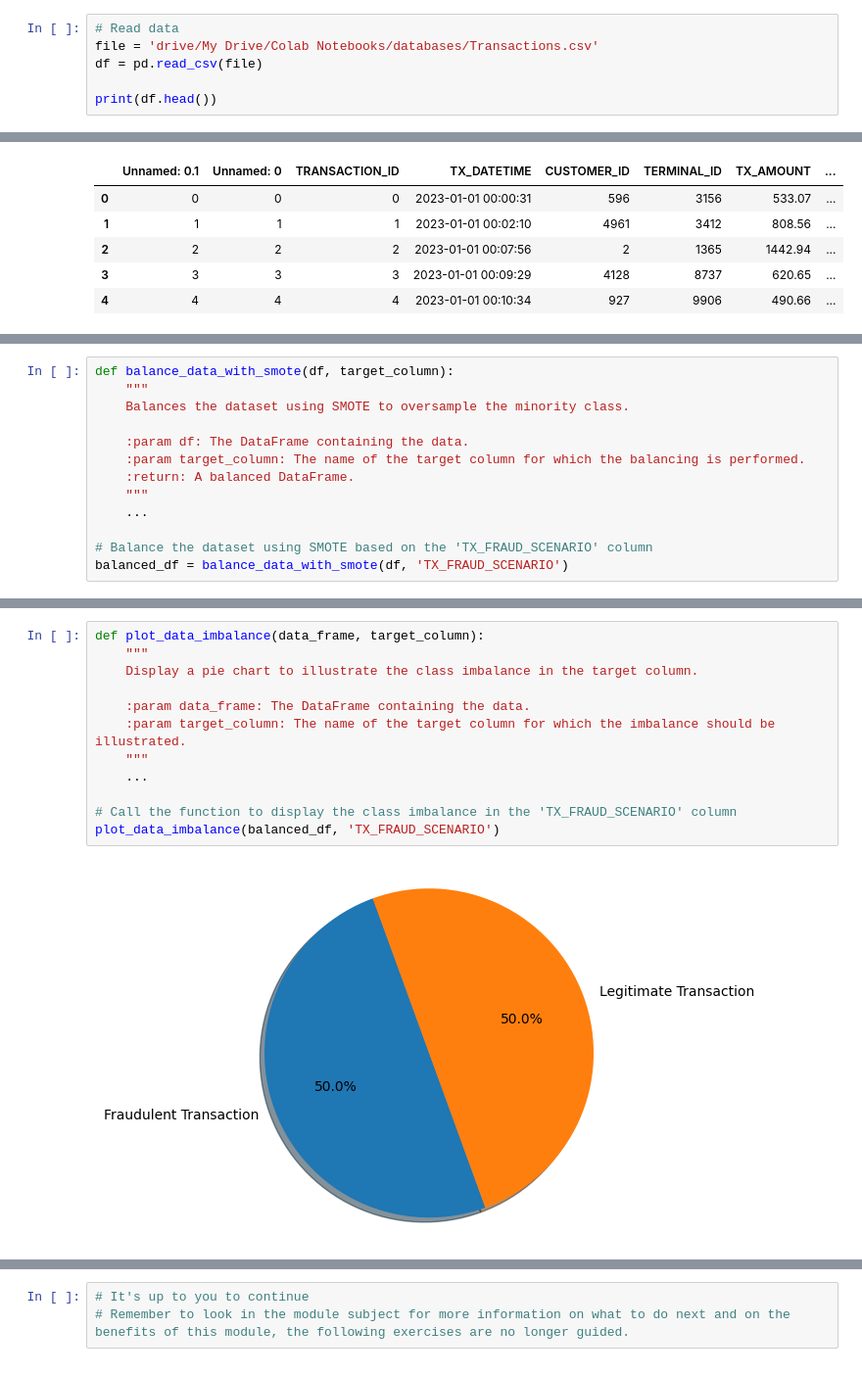
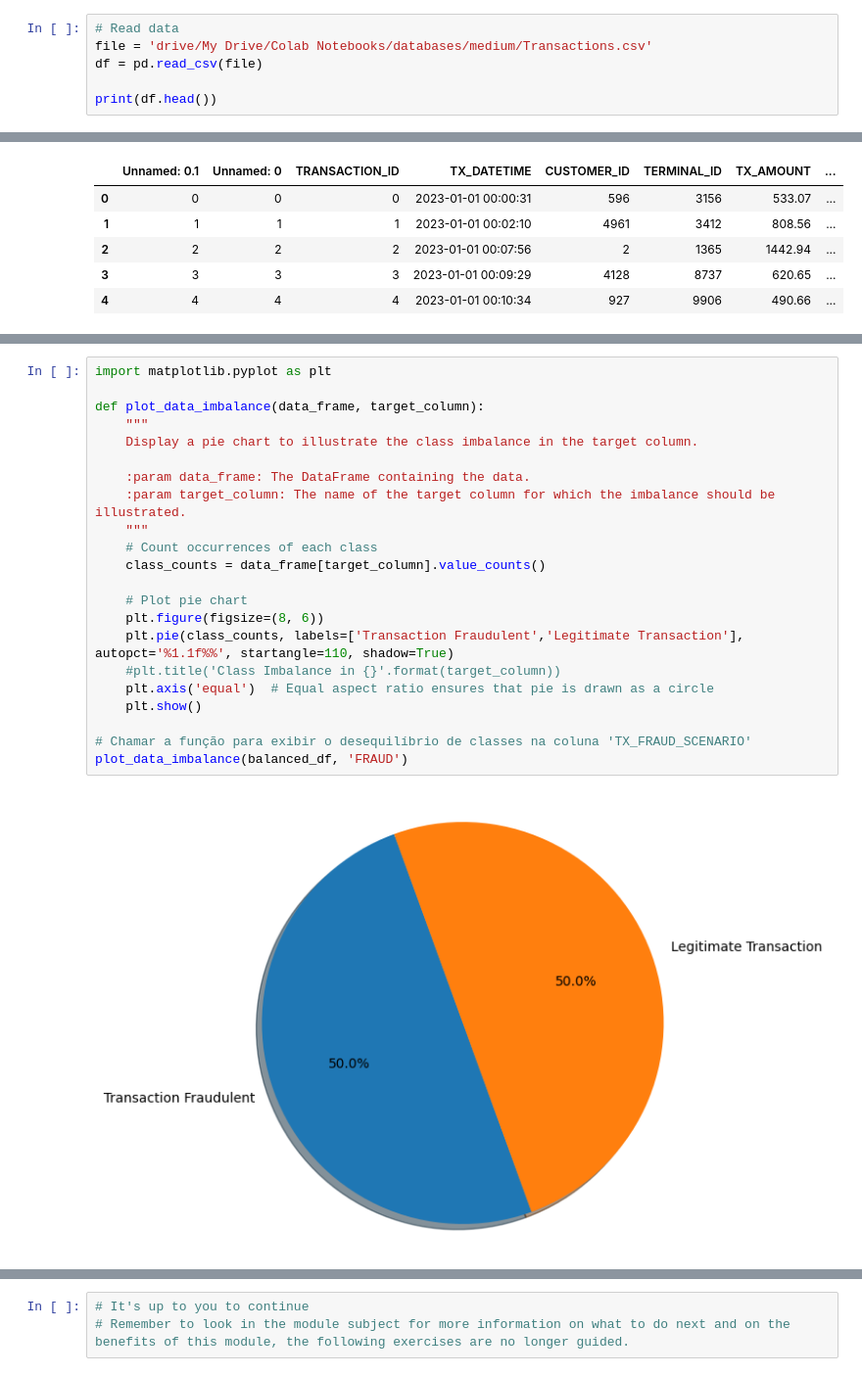
Before and after one commit to gasparcl/imersao-42, a Jupyter notebook: module1 - Intermediate/Medium02.ipynb, the cells around one changed output, grey strips where cells are left out. Shown: that part at 98% size. Saved outputs shown, nothing was run; the diff lists cells and outputs as text.

Commit message:
feat: medium02 updated

```diff
--- a/module1 - Intermediate/Medium02.ipynb
+++ b/module1 - Intermediate/Medium02.ipynb
@@ -11,7 +11,7 @@ import numpy as np
 import matplotlib.pyplot as plt
 # %%
 # Read data
-file = 'drive/My Drive/Colab Notebooks/databases/Transactions.csv'
+file = 'drive/My Drive/Colab Notebooks/databases/medium/Transactions.csv'
 df = pd.read_csv(file)
 
 print(df.head())
@@ -228,16 +220,3 @@ def visualize_monthly_transactions(df):
 visualize_monthly_transactions(df_new_2)
 # %% [output]
 [interactive output not drawn]
-# %%
-def balance_data_with_smote(df, target_column):
-    """
-    Balances the dataset using SMOTE to oversample the minority class.
-
-    :param df: The DataFrame containing the data.
-    :param target_column: The name of the target column for which the balancing is performed.
-    :return: A balanced DataFrame.
-    """
-    ...
-
-# Balance the dataset using SMOTE based on the 'TX_FRAUD_SCENARIO' column
-balanced_df = balance_data_with_smote(df, 'TX_FRAUD_SCENARIO')
@@ -244,14 +279,24 @@ balanced_df = balance_data_with_smote(df, 'TX_FRAUD_SCENARIO')
 # %%
+import matplotlib.pyplot as plt
+
 def plot_data_imbalance(data_frame, target_column):
     """
     Display a pie chart to illustrate the class imbalance in the target column.
 
     :param data_frame: The DataFrame containing the data.
     :param target_column: The name of the target column for which the imbalance should be illustrated.
     """
-    ...
+    # Count occurrences of each class
+    class_counts = data_frame[target_column].value_counts()
 
-# Call the function to display the class imbalance in the 'TX_FRAUD_SCENARIO' column
-plot_data_imbalance(balanced_df, 'TX_FRAUD_SCENARIO')
+    # Plot pie chart
+    plt.figure(figsize=(8, 6))
+    plt.pie(class_counts, labels=['Transaction Fraudulent','Legitimate Transaction'], autopct='%1.1f%%', startangle=110, shadow=True)
+    #plt.title('Class Imbalance in {}'.format(target_column))
+    plt.axis('equal')  # Equal aspect ratio ensures that pie is drawn as a circle
+    plt.show()
+
+# Chamar a função para exibir o desequilíbrio de classes na coluna 'TX_FRAUD_SCENARIO'
+plot_data_imbalance(balanced_df, 'FRAUD')
 # %% [output]
-[figure, old version]
+[figure, new version]
```
Also changed, not shown: parts of 13 cells of this notebook.
